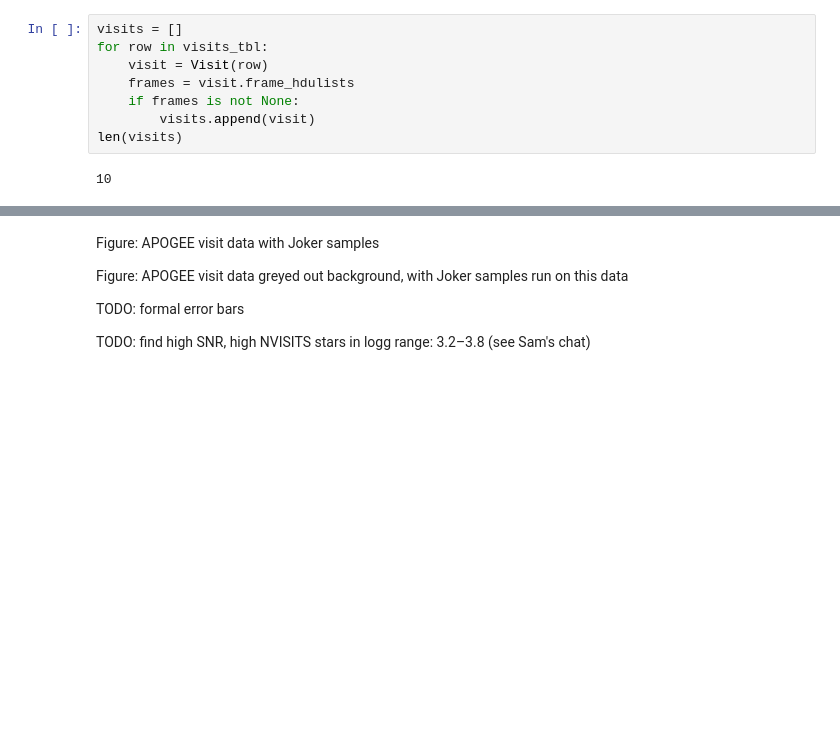
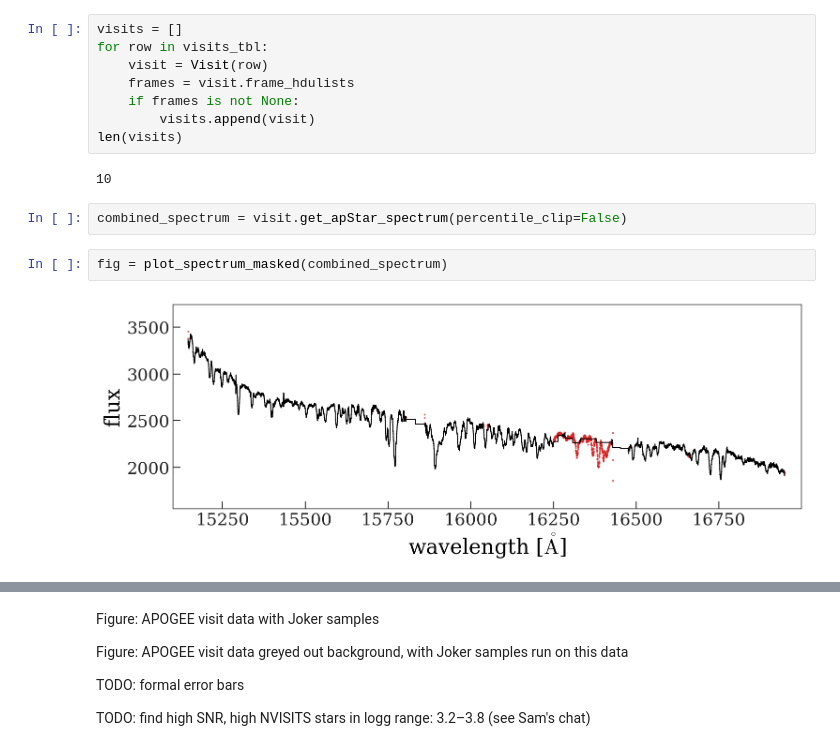
Before and after one commit to adrn/FunDepartment, a Jupyter notebook: notebooks/Run-on-visits.ipynb, the cells around one changed output, grey strips where cells are left out. Saved outputs shown, nothing was run; the diff lists cells and outputs as text; blank space fills up the shorter version.

```diff
--- a/notebooks/Run-on-visits.ipynb
+++ b/notebooks/Run-on-visits.ipynb
@@ -74,6 +76,12 @@ for row in visits_tbl:
 len(visits)
 # %% [output]
 10
+# %%
+combined_spectrum = visit.get_apStar_spectrum(percentile_clip=False)
+# %%
+fig = plot_spectrum_masked(combined_spectrum)
+# %% [output]
+[figure, added]
 # %%
 for visit in visits:
     fig = plot_spectrum_masked(visit.get_spectrum())
```
Also changed, not shown: parts of 19 cells of this notebook, 4 other files.
